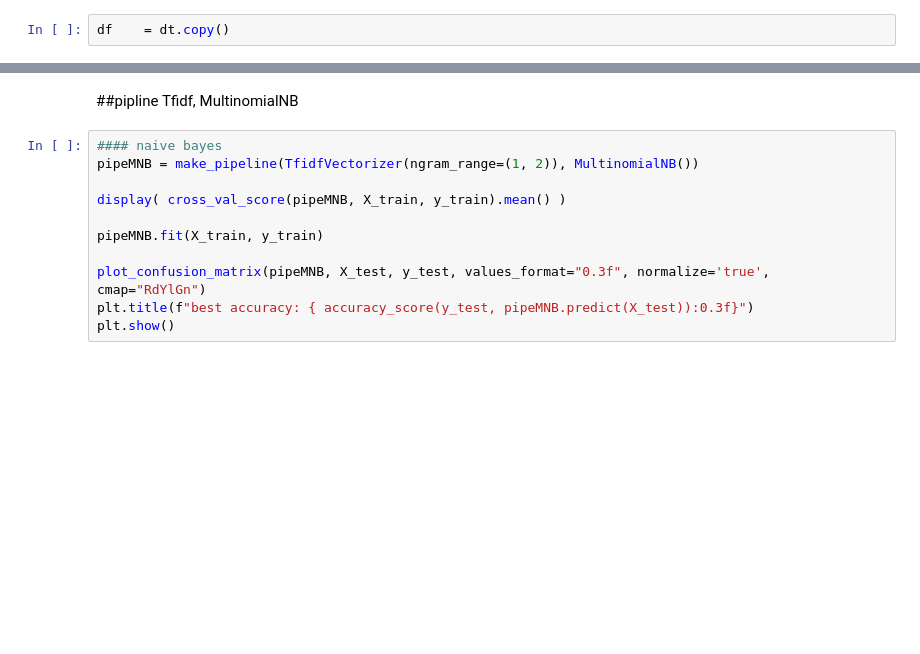
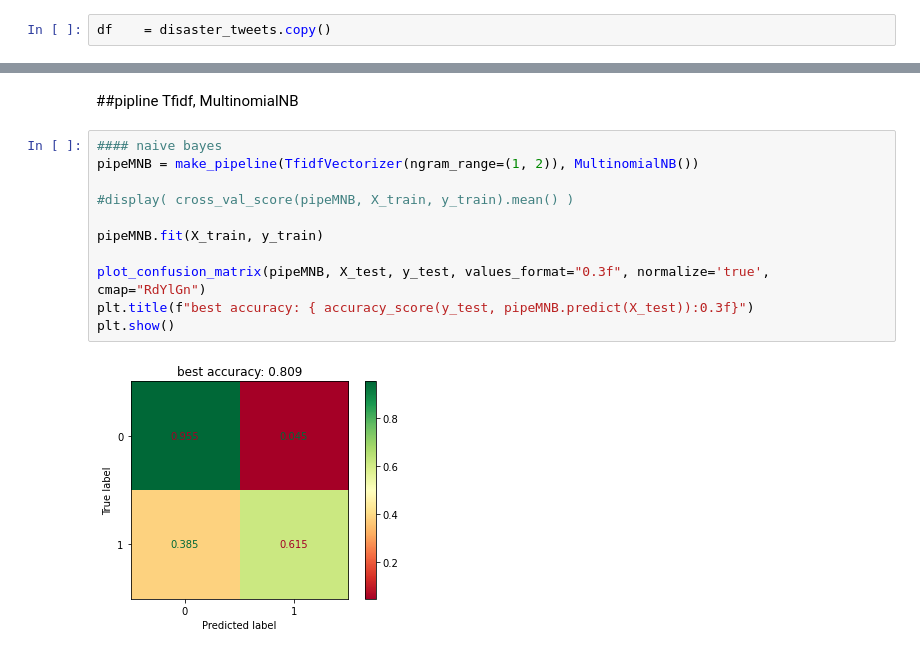
Before and after one commit to TTD-JPO/TDD-project, a Jupyter notebook: Main_TweetDisasterDetection.ipynb, the cells around one changed output, grey strips where cells are left out. Drawn from its saved outputs; the diff is of its cells as text; blank space fills up the shorter version.

```diff
--- a/Main_TweetDisasterDetection.ipynb
+++ b/Main_TweetDisasterDetection.ipynb
@@ -194,5 +253,5 @@ plt.show()
 # %%
-df    = dt.copy()
+df    = disaster_tweets.copy()
 # %%
 #tfidf_v = TfidfVectorizer(ngram_range=(1, 2))
 #tfidf_bow = tfidf_v.fit_transform(df["_lemmatized"])   # FIT and transform to learn
@@ -214,12 +273,14 @@ y_train, y_test =\
 # %%
 #### naive bayes
 pipeMNB = make_pipeline(TfidfVectorizer(ngram_range=(1, 2)), MultinomialNB())
 
-display( cross_val_score(pipeMNB, X_train, y_train).mean() )
+#display( cross_val_score(pipeMNB, X_train, y_train).mean() )
 
 pipeMNB.fit(X_train, y_train)
 
 plot_confusion_matrix(pipeMNB, X_test, y_test, values_format="0.3f", normalize='true', cmap="RdYlGn")
 plt.title(f"best accuracy: { accuracy_score(y_test, pipeMNB.predict(X_test)):0.3f}")
 plt.show()
+# %% [output]
+[figure, added]
 # %%
```
Also changed, not shown: parts of 43 cells of this notebook.
